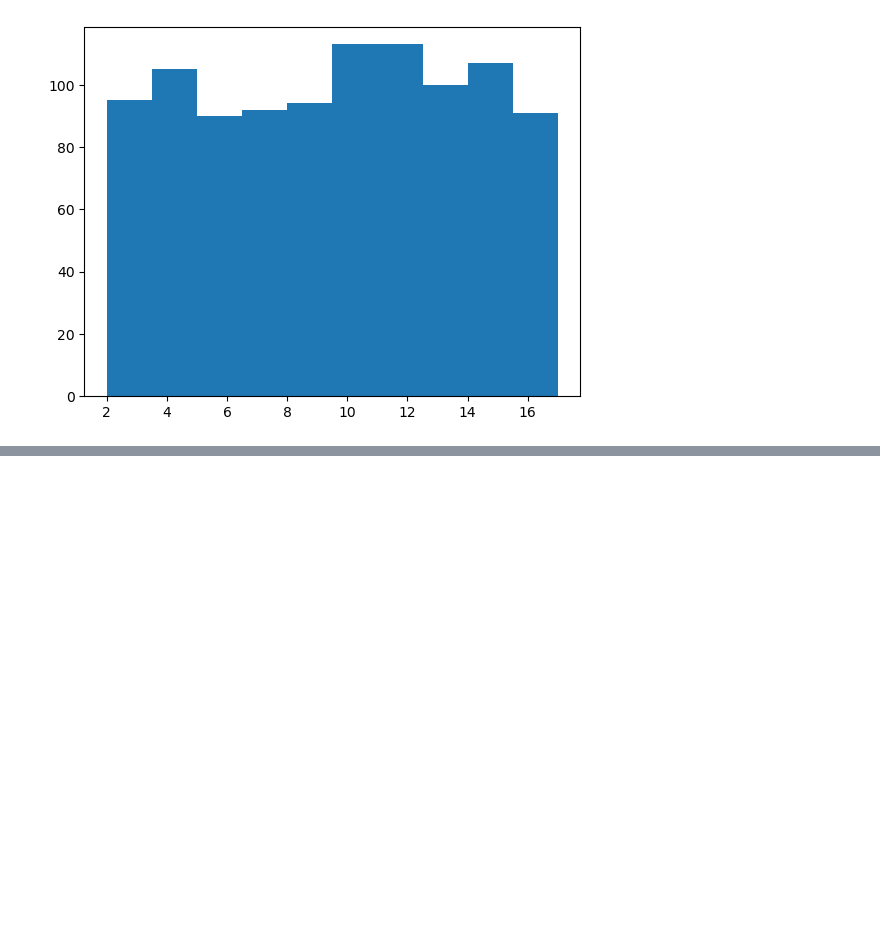
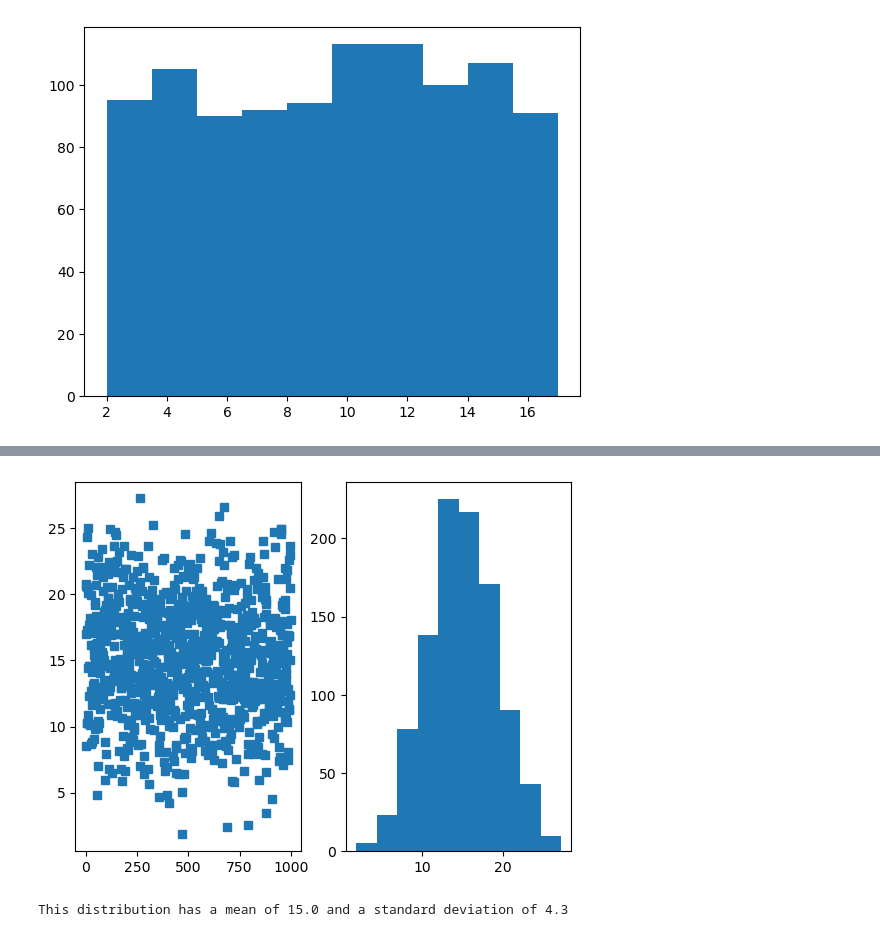
Before and after one commit to jinjiaacademy/MathPython, a Jupyter notebook: Trigonometry.ipynb, the cells around one changed output, grey strips where cells are left out. Saved outputs shown, nothing was run; the diff lists cells and outputs as text; code cells hidden in the pictures; blank space fills up the shorter version.

```diff
--- a/Trigonometry.ipynb
+++ b/Trigonometry.ipynb
@@ -30,0 +31,22 @@ plt.show()
+# %%
+desired_mean = 15
+desired_std = 4.3
+
+nums = np.random.randn(1000) #* desired_std + desired_mean
+nums = nums - np.mean(nums)
+nums = nums/np.std(nums)
+
+nums = nums*desired_std + desired_mean
+
+plt.subplot(121)
+plt.plot(nums, 's')
+
+plt.subplot(122)
+plt.hist(nums)
+
+plt.show()
+
+print('This distribution has a mean of %s and a standard deviation of %s' %(np.mean(nums), np.std(nums)))
+# %% [output]
+[figure, added]
+This distribution has a mean of 15.0 and a standard deviation of 4.3
```
Also changed, not shown: parts of 2 cells of this notebook.
